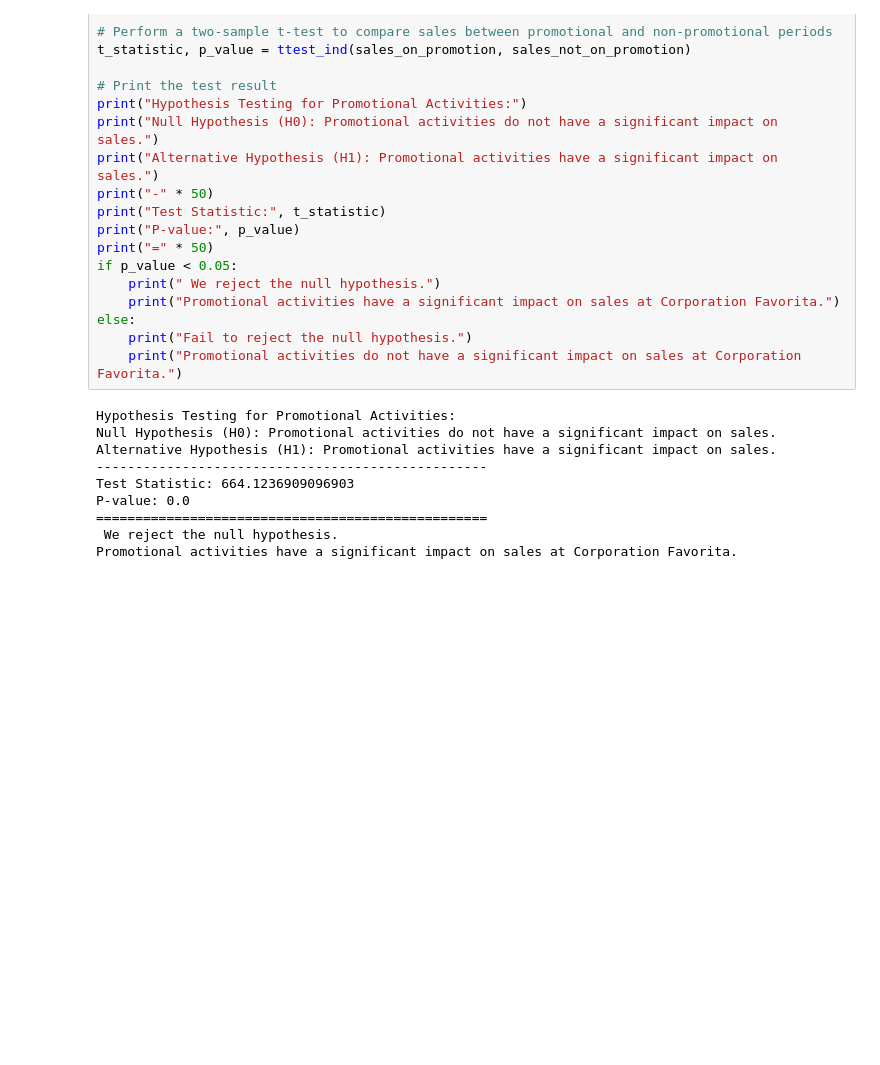
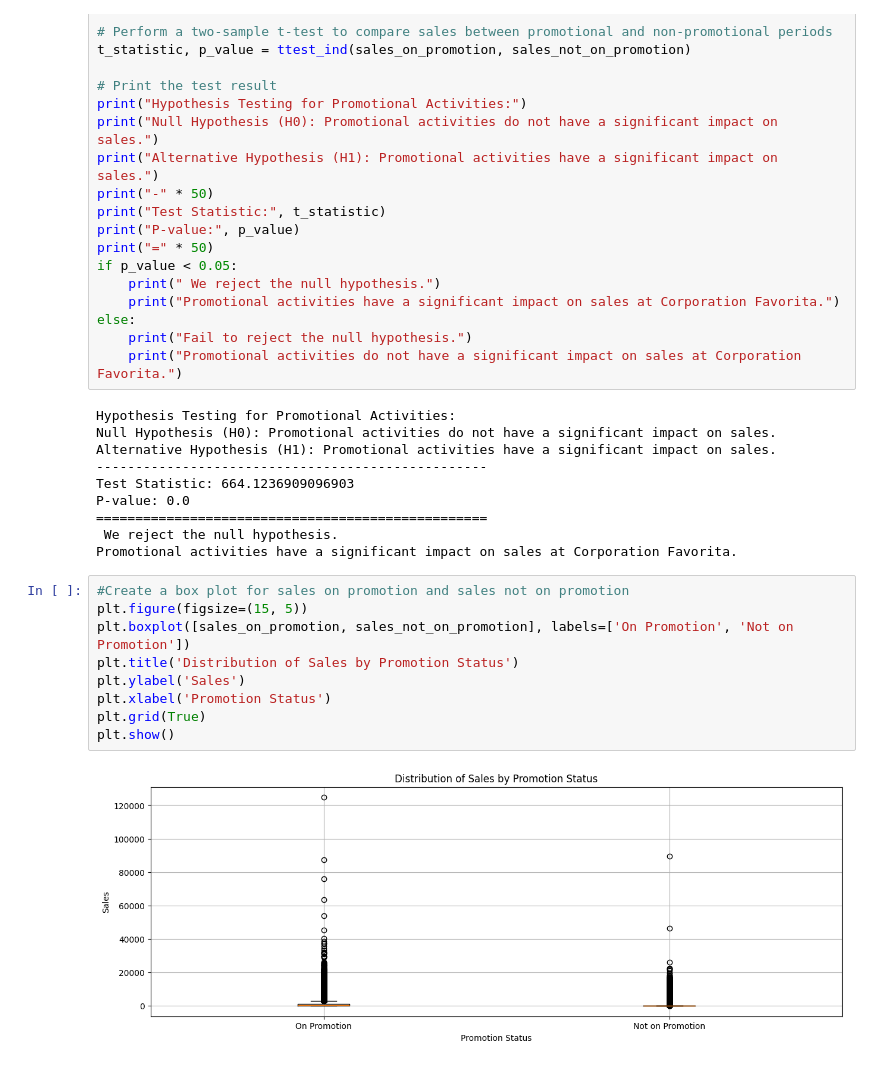
Before and after one commit to Victor-Osei/Time_Series_Analysis, a Jupyter notebook: tsa.ipynb, the cells around one changed output. Drawn from its saved outputs; the diff is of its cells as text; blank space fills up the shorter version.

```diff
--- a/tsa.ipynb
+++ b/tsa.ipynb
@@ -1003,3 +1053,14 @@ P-value: 0.0
 ==================================================
  We reject the null hypothesis.
 Promotional activities have a significant impact on sales at Corporation Favorita.
+# %%
+#Create a box plot for sales on promotion and sales not on promotion
+plt.figure(figsize=(15, 5))
+plt.boxplot([sales_on_promotion, sales_not_on_promotion], labels=['On Promotion', 'Not on Promotion'])
+plt.title('Distribution of Sales by Promotion Status')
+plt.ylabel('Sales')
+plt.xlabel('Promotion Status')
+plt.grid(True)
+plt.show()
+# %% [output]
+[figure, added]
```
Also changed, not shown: parts of 42 cells of this notebook.
